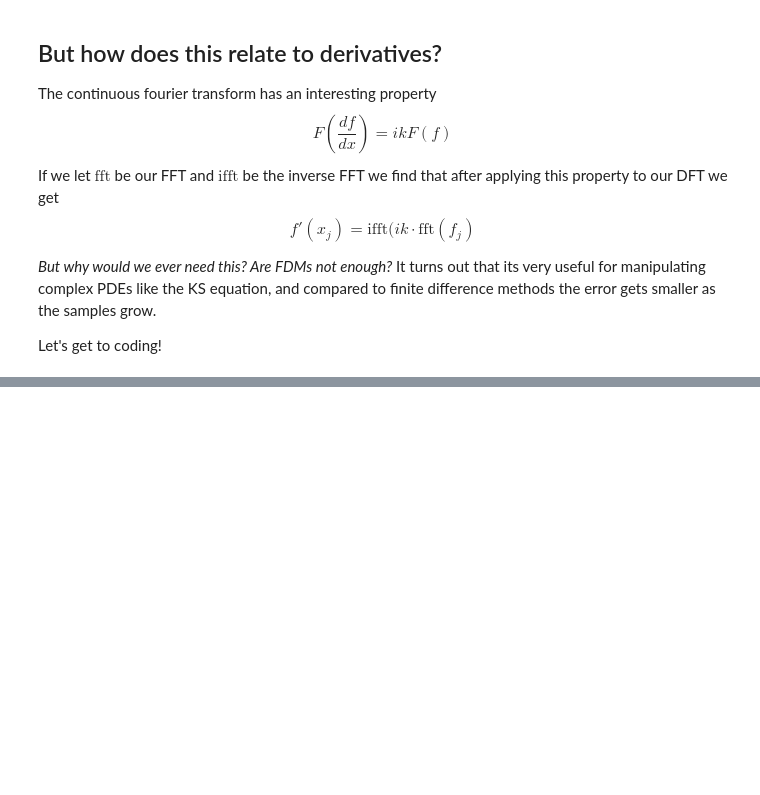
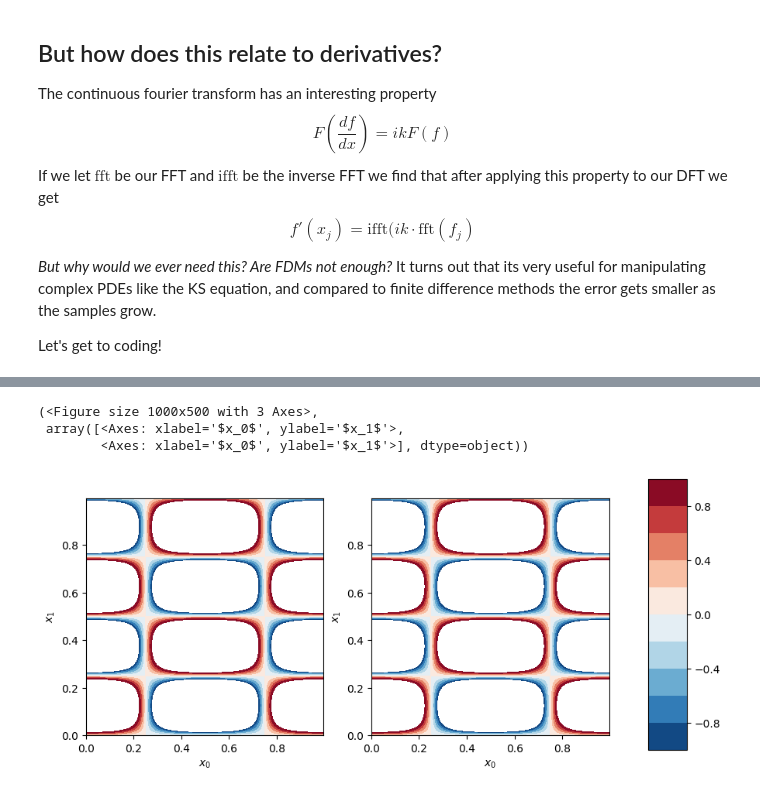
Before and after one commit to kris-gaudel/pinn, a Jupyter notebook: models/spectral_dx.ipynb, the cells around one changed output, grey strips where cells are left out. Saved outputs shown, nothing was run; the diff lists cells and outputs as text; code cells hidden in the pictures; blank space fills up the shorter version.

```diff
--- a/models/spectral_dx.ipynb
+++ b/models/spectral_dx.ipynb
@@ -76,0 +135,15 @@ plt.legend()
+# %%
+derivative_operator = 1j * wavenumbers #1j is the imaginary unit in Python
+
+# Partial derivative for x0
+f_x0_h_spectrally = np.fft.irfft2(
+    derivative_operator[0] * np.fft.rfft2(f_h),
+    s=(N, N),
+)
+
+plot_contour_row(f_x0_h, f_x0_h_spectrally)
+# %% [output]
+(<Figure size 1000x500 with 3 Axes>,
+ array([<Axes: xlabel='$x_0$', ylabel='$x_1$'>,
+        <Axes: xlabel='$x_0$', ylabel='$x_1$'>], dtype=object))
+[figure, added]
```
Also changed, not shown: parts of 8 cells of this notebook.
